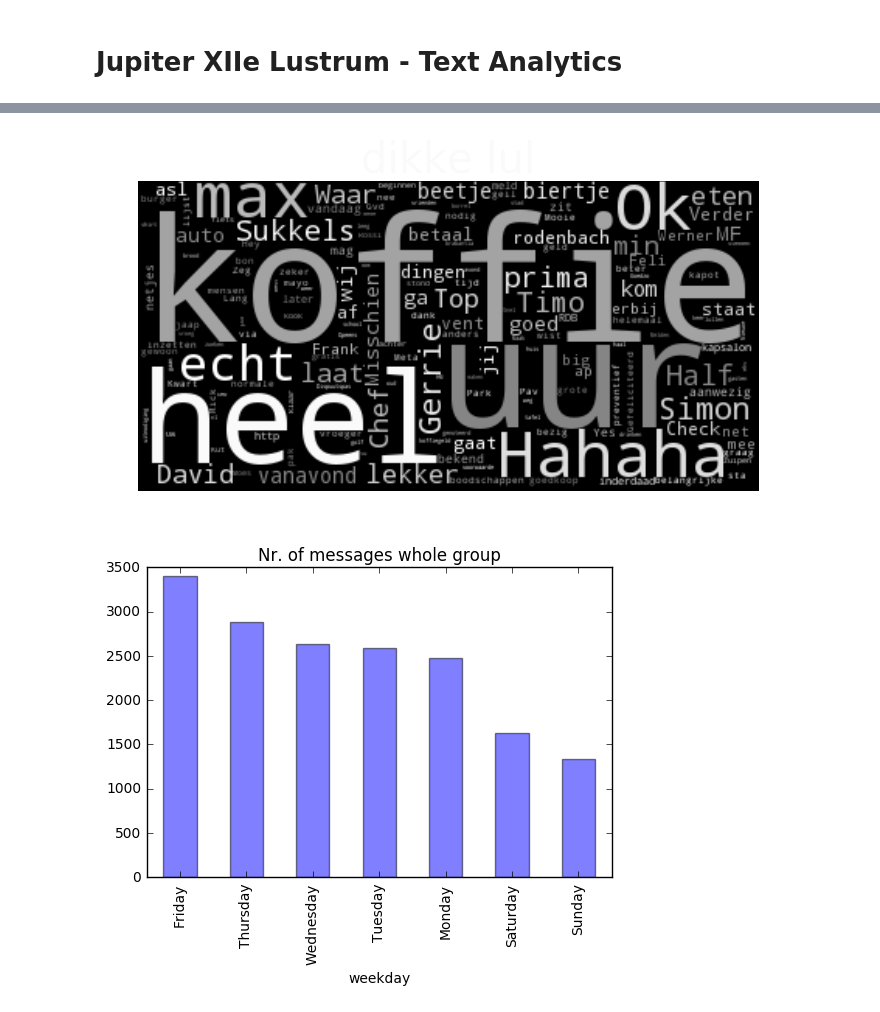
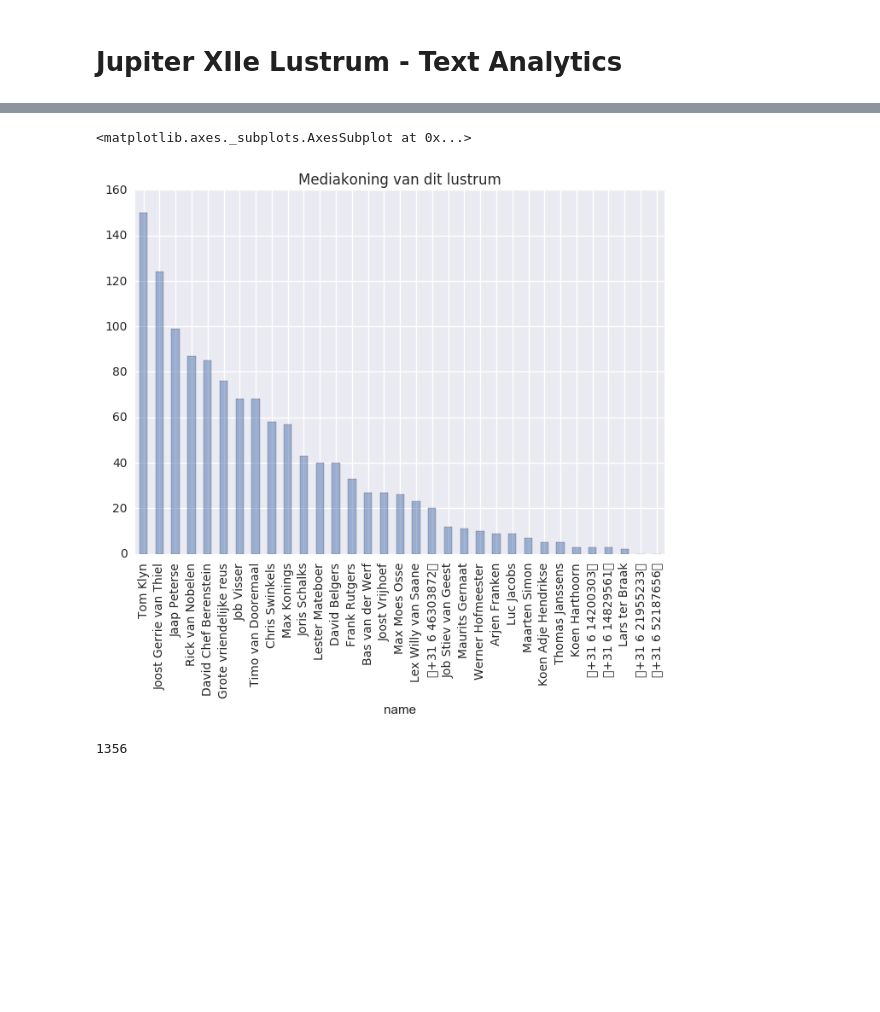
Before and after one commit to jobvisser03/21-text-mining, a Jupyter notebook: 21-text-mining.ipynb, the cells around one changed output, grey strips where cells are left out. Saved outputs shown, nothing was run; the diff lists cells and outputs as text; code cells hidden in the pictures; blank space fills up the shorter version.

```diff
--- a/21-text-mining.ipynb
+++ b/21-text-mining.ipynb
@@ -56,3 +127,14 @@ df['mess_length'] = df.apply(lambda row: len(row['tokenized_mess']), axis=1)
+# %%
+df['media_cnt'] = df['message'].str.count("<media omitted>")
+df.groupby('name')['media_cnt'].sum().sort_values(ascending=False).plot.bar(alpha=0.5, title="Mediakoning van dit lustrum")
+# %% [output]
+<matplotlib.axes._subplots.AxesSubplot at 0x...>
+[figure, added]
+# %%
+df.groupby('name').size().\
+    sort_values(ascending=False)[2]
+# %% [output]
+1356
 # %%
 def nr_message_plot(df, groupby_col):
     df.groupby(groupby_col).size().\
@@ -140,11 +230,3 @@ def name_wordcloud(df, name):
 
 def grey_color(word, font_size, position, orientation, random_state=None, **kwargs):
     return 'hsl(0, 0%%, %d%%)' % random.randint(50, 100)
-# %%
-name_wordcloud(df, 'Job Visser')
-# %% [output]
-[figure, removed]
-# %%
-nr_message_plot(d, 'weekday')
-# %% [output]
-[figure, removed]
```
Also changed, not shown: parts of 19 cells of this notebook, 1 other file.
